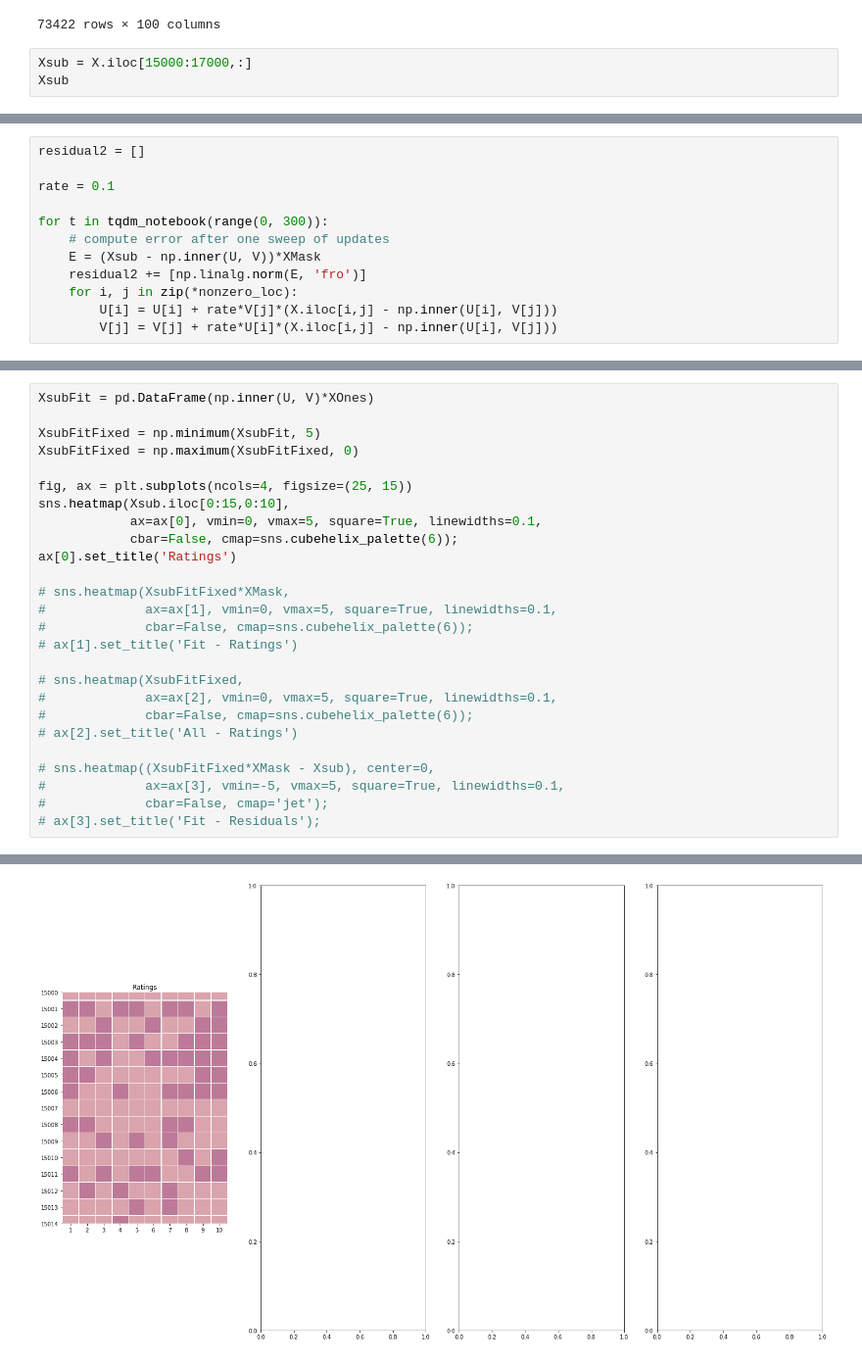
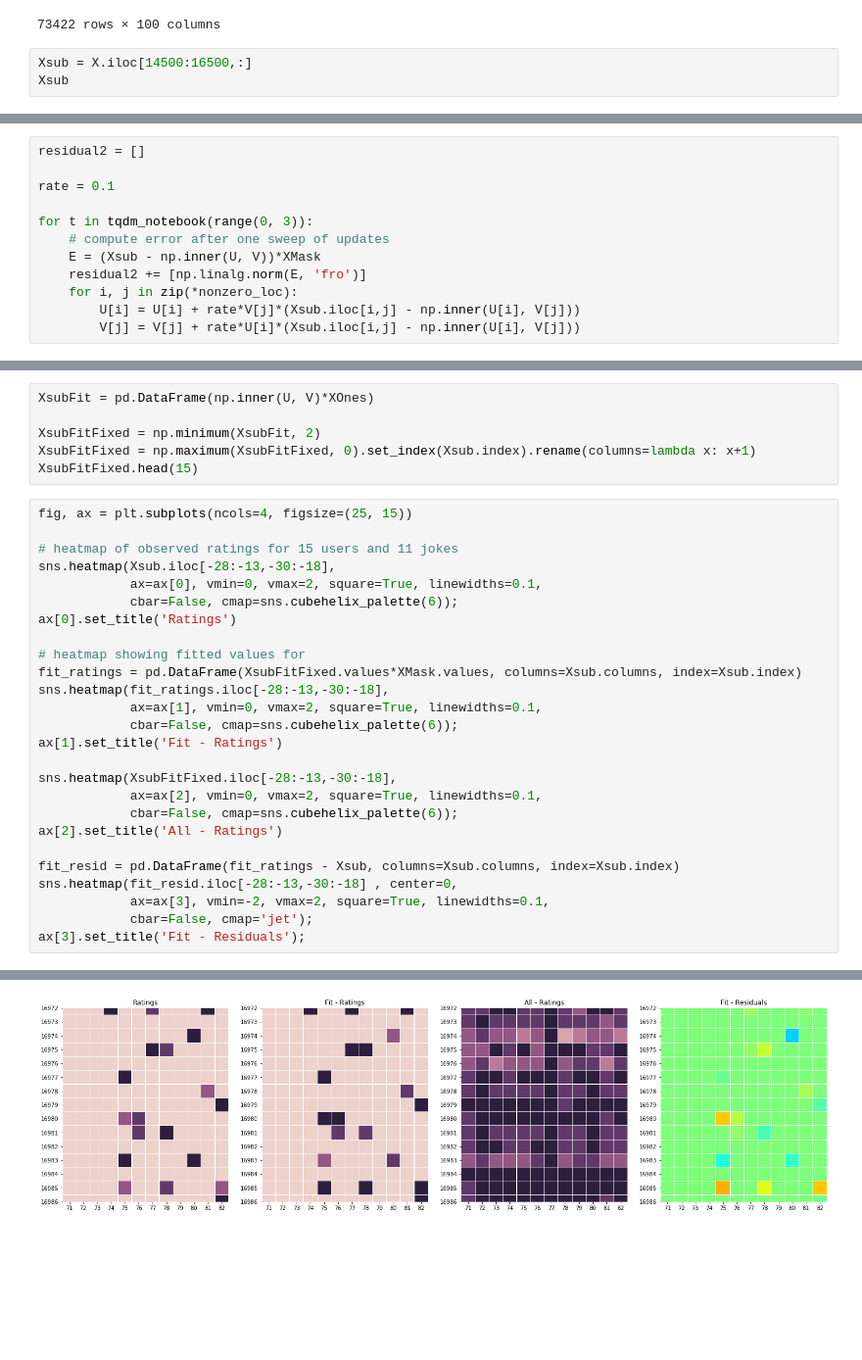
Before and after one commit to brendanwliu/joke_recommender, a Jupyter notebook: movie-recommender-based.ipynb, the cells around one changed output, grey strips where cells are left out. Shown: that part at 98% size. Saved outputs shown, nothing was run; the diff lists cells and outputs as text; blank space fills up the shorter version.

```diff
--- a/movie-recommender-based.ipynb
+++ b/movie-recommender-based.ipynb
@@ -55,7 +55,7 @@ X
 | 73421 | 0.000000 | 0.000000 | 0.000000 | 0.000000 | 1.877922 | 0.000000 | 1.041558 | 1.184416 | 0.000000 | 0.000000 | ... | ... |
 73422 rows × 100 columns
 # %%
-Xsub = X.iloc[15000:17000,:]
+Xsub = X.iloc[14500:16500,:]
 Xsub
 # %% [output]
 |  | 1 | 2 | 3 | 4 | 5 | 6 | 7 | 8 | 9 | 10 | ... | ... |
@@ -93,12 +91,12 @@ residual2 = []
 
 rate = 0.1
 
-for t in tqdm_notebook(range(0, 300)):
+for t in tqdm_notebook(range(0, 3)):
     # compute error after one sweep of updates
     E = (Xsub - np.inner(U, V))*XMask
     residual2 += [np.linalg.norm(E, 'fro')]
     for i, j in zip(*nonzero_loc):
-        U[i] = U[i] + rate*V[j]*(X.iloc[i,j] - np.inner(U[i], V[j]))
-        V[j] = V[j] + rate*U[i]*(X.iloc[i,j] - np.inner(U[i], V[j]))
+        U[i] = U[i] + rate*V[j]*(Xsub.iloc[i,j] - np.inner(U[i], V[j]))
+        V[j] = V[j] + rate*U[i]*(Xsub.iloc[i,j] - np.inner(U[i], V[j]))
 # %% [output]
 [interactive output not drawn]
@@ -137,27 +107,33 @@ XsubFitFixed
+# %%
+XsubFit = pd.DataFrame(np.inner(U, V)*XOnes)
+
+XsubFitFixed = np.minimum(XsubFit, 2)
+XsubFitFixed = np.maximum(XsubFitFixed, 0).set_index(Xsub.index).rename(columns=lambda x: x+1)
+XsubFitFixed.head(15)
 # %%
-XsubFit = pd.DataFrame(np.inner(U, V)*XOnes)
+fig, ax = plt.subplots(ncols=4, figsize=(25, 15))
 
-XsubFitFixed = np.minimum(XsubFit, 5)
-XsubFitFixed = np.maximum(XsubFitFixed, 0)
-
-fig, ax = plt.subplots(ncols=4, figsize=(25, 15))
-sns.heatmap(Xsub.iloc[0:15,0:10],
-            ax=ax[0], vmin=0, vmax=5, square=True, linewidths=0.1,
+# heatmap of observed ratings for 15 users and 11 jokes
+sns.heatmap(Xsub.iloc[-28:-13,-30:-18],
+            ax=ax[0], vmin=0, vmax=2, square=True, linewidths=0.1,
             cbar=False, cmap=sns.cubehelix_palette(6));
 ax[0].set_title('Ratings')
 
-# sns.heatmap(XsubFitFixed*XMask,
-#             ax=ax[1], vmin=0, vmax=5, square=True, linewidths=0.1,
-#             cbar=False, cmap=sns.cubehelix_palette(6));
-# ax[1].set_title('Fit - Ratings')
+# heatmap showing fitted values for
+fit_ratings = pd.DataFrame(XsubFitFixed.values*XMask.values, columns=Xsub.columns, index=Xsub.index)
+sns.heatmap(fit_ratings.iloc[-28:-13,-30:-18],
+            ax=ax[1], vmin=0, vmax=2, square=True, linewidths=0.1,
+            cbar=False, cmap=sns.cubehelix_palette(6));
+ax[1].set_title('Fit - Ratings')
 
-# sns.heatmap(XsubFitFixed,
-#             ax=ax[2], vmin=0, vmax=5, square=True, linewidths=0.1,
-#             cbar=False, cmap=sns.cubehelix_palette(6));
-# ax[2].set_title('All - Ratings')
+sns.heatmap(XsubFitFixed.iloc[-28:-13,-30:-18],
+            ax=ax[2], vmin=0, vmax=2, square=True, linewidths=0.1,
+            cbar=False, cmap=sns.cubehelix_palette(6));
+ax[2].set_title('All - Ratings')
 
-# sns.heatmap((XsubFitFixed*XMask - Xsub), center=0,
-#             ax=ax[3], vmin=-5, vmax=5, square=True, linewidths=0.1,
-#             cbar=False, cmap='jet');
-# ax[3].set_title('Fit - Residuals');
+fit_resid = pd.DataFrame(fit_ratings - Xsub, columns=Xsub.columns, index=Xsub.index)
+sns.heatmap(fit_resid.iloc[-28:-13,-30:-18] , center=0,
+            ax=ax[3], vmin=-2, vmax=2, square=True, linewidths=0.1,
+            cbar=False, cmap='jet');
+ax[3].set_title('Fit - Residuals');
 # %% [output]
@@ -165 +140 @@ Text(0.5, 1, 'Ratings')
-[figure, old version]
+[figure, new version]
```
Also changed, not shown: parts of 10 cells of this notebook.
